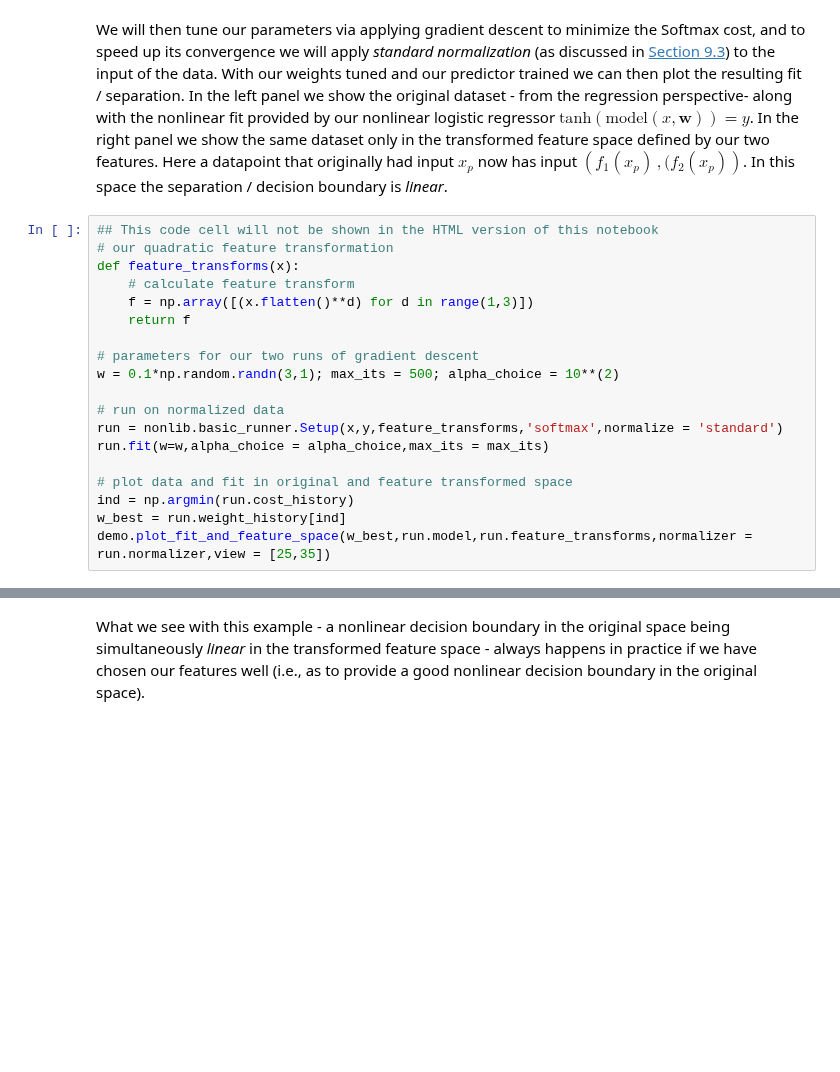
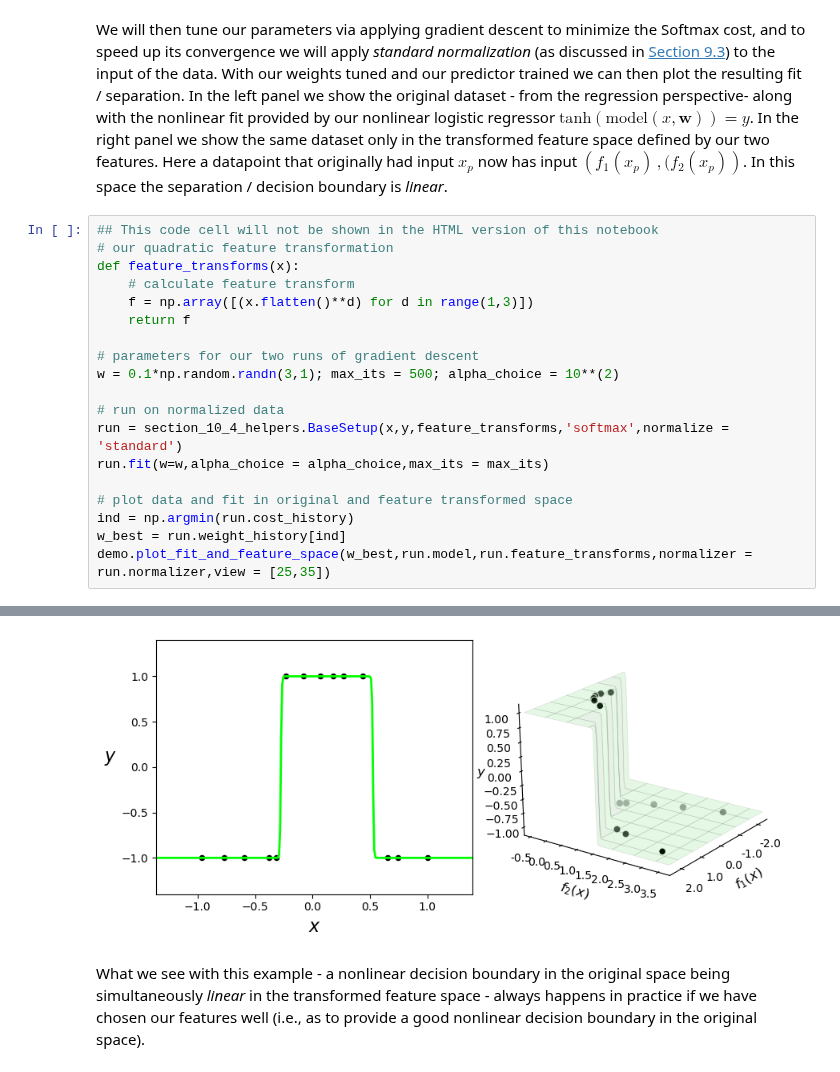
Before and after one commit to neonwatty/machine_learning_refined, a Jupyter notebook: notes/10_Nonlinear_intro/10_4_Twoclass.ipynb, the cells around one changed output, grey strips where cells are left out. Cells and saved outputs as stored; diff of their text form; blank space fills up the shorter version.

```diff
--- a/notes/10_Nonlinear_intro/10_4_Twoclass.ipynb
+++ b/notes/10_Nonlinear_intro/10_4_Twoclass.ipynb
@@ -251,7 +262,7 @@ def feature_transforms(x):
 w = 0.1*np.random.randn(3,1); max_its = 500; alpha_choice = 10**(2)
 
 # run on normalized data
-run = nonlib.basic_runner.Setup(x,y,feature_transforms,'softmax',normalize = 'standard')
+run = section_10_4_helpers.BaseSetup(x,y,feature_transforms,'softmax',normalize = 'standard')
 run.fit(w=w,alpha_choice = alpha_choice,max_its = max_its)
 
 # plot data and fit in original and feature transformed space
@@ -264,3 +273,4 @@ demo.plot_fit_and_feature_space(w_best,run.model,run.feature_transforms,normaliz
+[figure, added]
 # %% [markdown]
 What we see with this example - a nonlinear decision boundary in the original space being simultaneously *linear* in the transformed feature space - always happens in practice if we have chosen our features well (i.e., as to provide a good nonlinear decision boundary in the original space).
 # %% [markdown]
```
Also changed, not shown: parts of 13 cells of this notebook, 20 other files.
